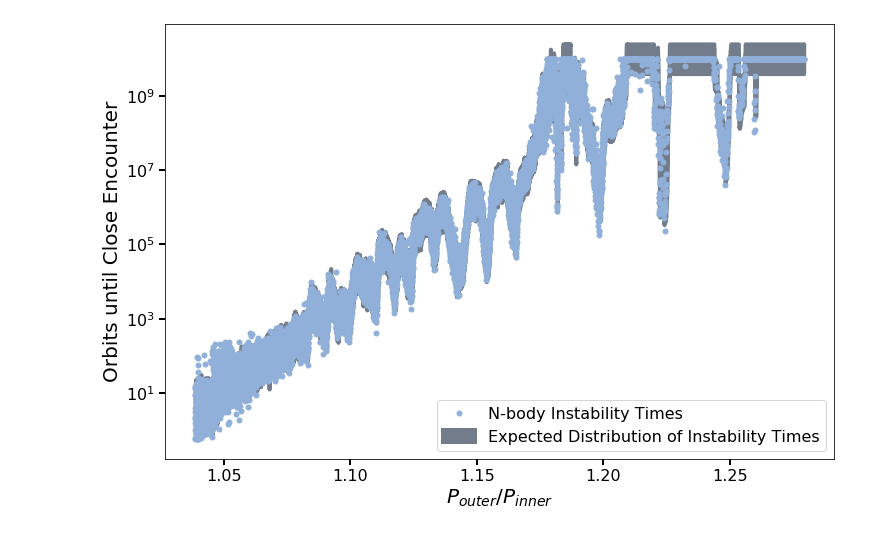
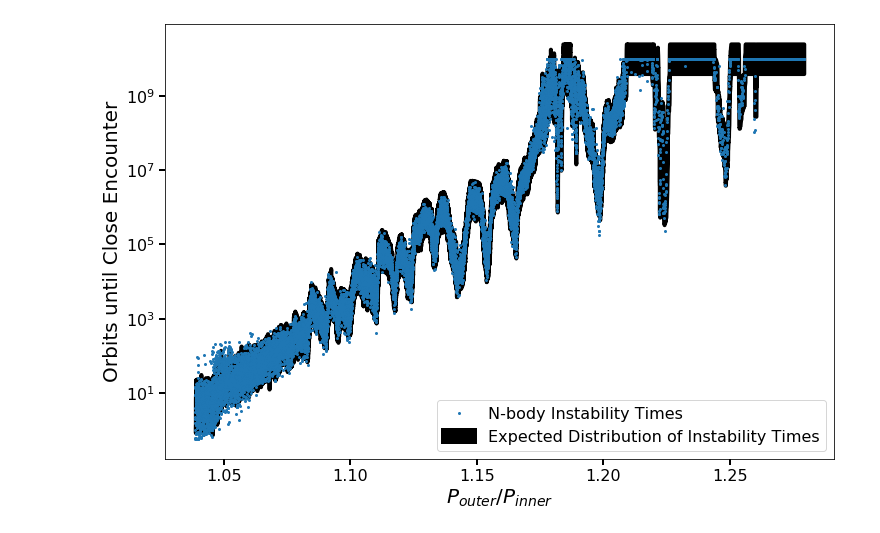
Before and after one commit to Naireen/StabilitySetImage, a Jupyter notebook: Analysis/Figure5_ObertasAnalysis.ipynb, the cells around one changed output. Saved outputs shown, nothing was run; the diff lists cells and outputs as text; code cells hidden in the pictures.

```diff
--- a/Analysis/Figure5_ObertasAnalysis.ipynb
+++ b/Analysis/Figure5_ObertasAnalysis.ipynb
@@ -16,17 +16,17 @@ t_exit_rolling = t_exit_rolling.flatten()
 # %%
 fig, ax = plt.subplots(1, 1, figsize=(12,8))
 cmap = plt.get_cmap("tab10")
 
-ax.fill_between(p_adj[p_adj.shape[0] - t_exit_rolling.shape[0]:], np.power(10, np.log10(t_exit_rolling)+0.4), np.power(10, np.log10(t_exit_rolling)-0.4),linewidth = 4, alpha = 1, color = '#727c8a', label = "Expected Distribution of Instability Times")
-ax.plot(p_adj, t_exit, '.', label = 'N-body Instability Times', color = "#91b0d9")
+ax.fill_between(p_adj[p_adj.shape[0] - t_exit_rolling.shape[0]:], np.power(10, np.log10(t_exit_rolling)+0.4), np.power(10, np.log10(t_exit_rolling)-0.4),linewidth = 4, alpha = 1, color = 'black', label = "Expected Distribution of Instability Times")
+ax.plot(p_adj, t_exit, '.', label = 'N-body Instability Times', markersize=4)
 
 ax.set_yscale('log')
 
 ax.set_xlabel("$P_{outer}/P_{inner}$")
 ax.set_ylabel("Orbits until Close Encounter")
 
 
 ax.legend()
 fig.savefig('obertas.pdf', bbox_inches='tight')
 # %% [output]
-[figure, old version]
+[figure, new version]
```
Also changed, not shown: 15 other files.
